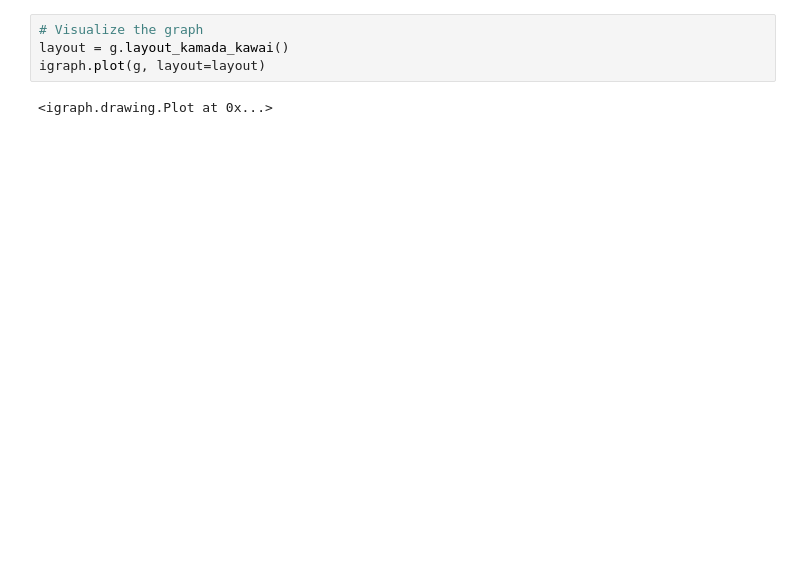
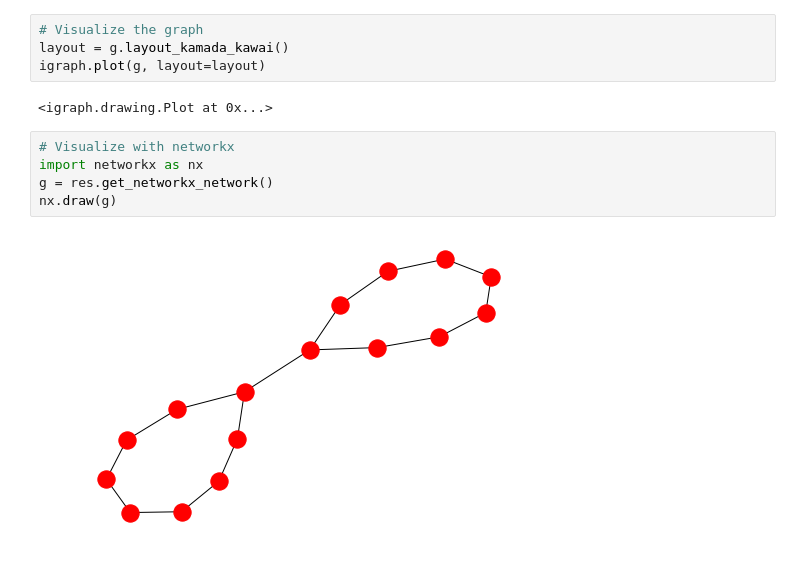
Before and after one commit to wsu-wacs/pythd, a Jupyter notebook: notebooks/MAPPER Circle.ipynb, the cells around one changed output. Cells and saved outputs as stored; diff of their text form; blank space fills up the shorter version.

Commit message:
Show networkx plot in mapper example

```diff
--- a/notebooks/MAPPER Circle.ipynb
+++ b/notebooks/MAPPER Circle.ipynb
@@ -52,3 +52,10 @@ layout = g.layout_kamada_kawai()
 igraph.plot(g, layout=layout)
 # %% [output]
 <igraph.drawing.Plot at 0x...>
+# %%
+# Visualize with networkx
+import networkx as nx
+g = res.get_networkx_network()
+nx.draw(g)
+# %% [output]
+[figure, added]
```
Also changed, not shown: parts of 2 cells of this notebook.
